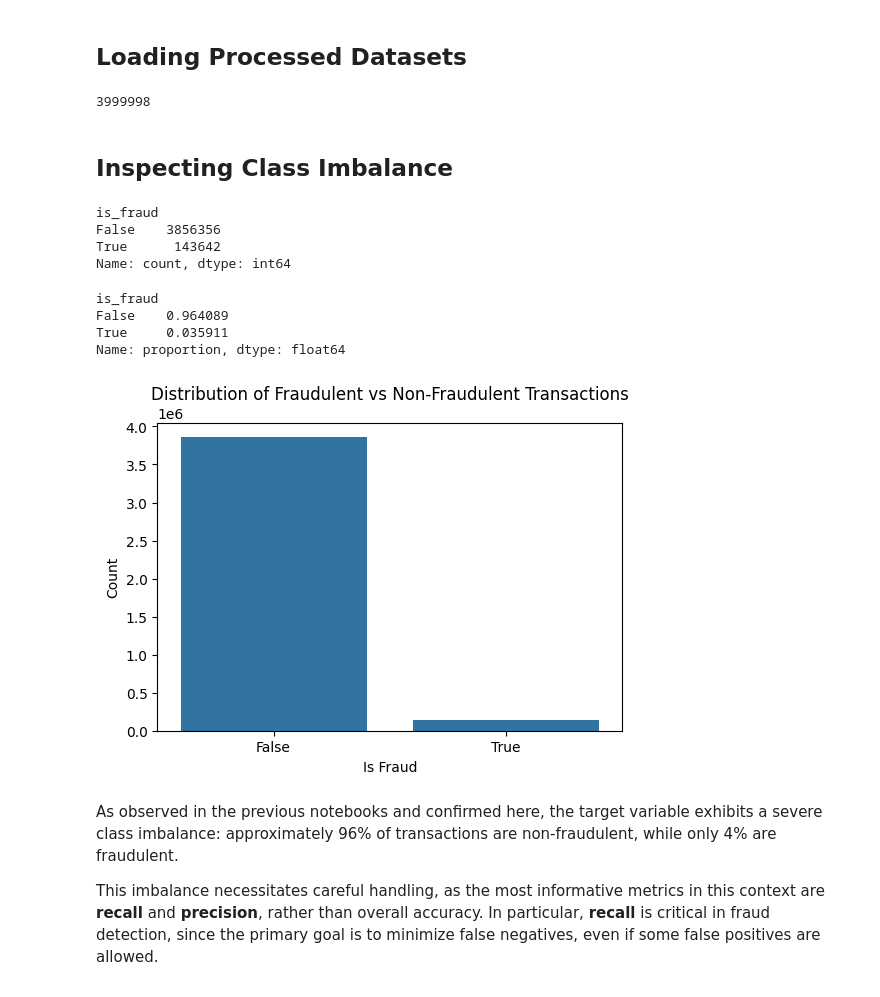
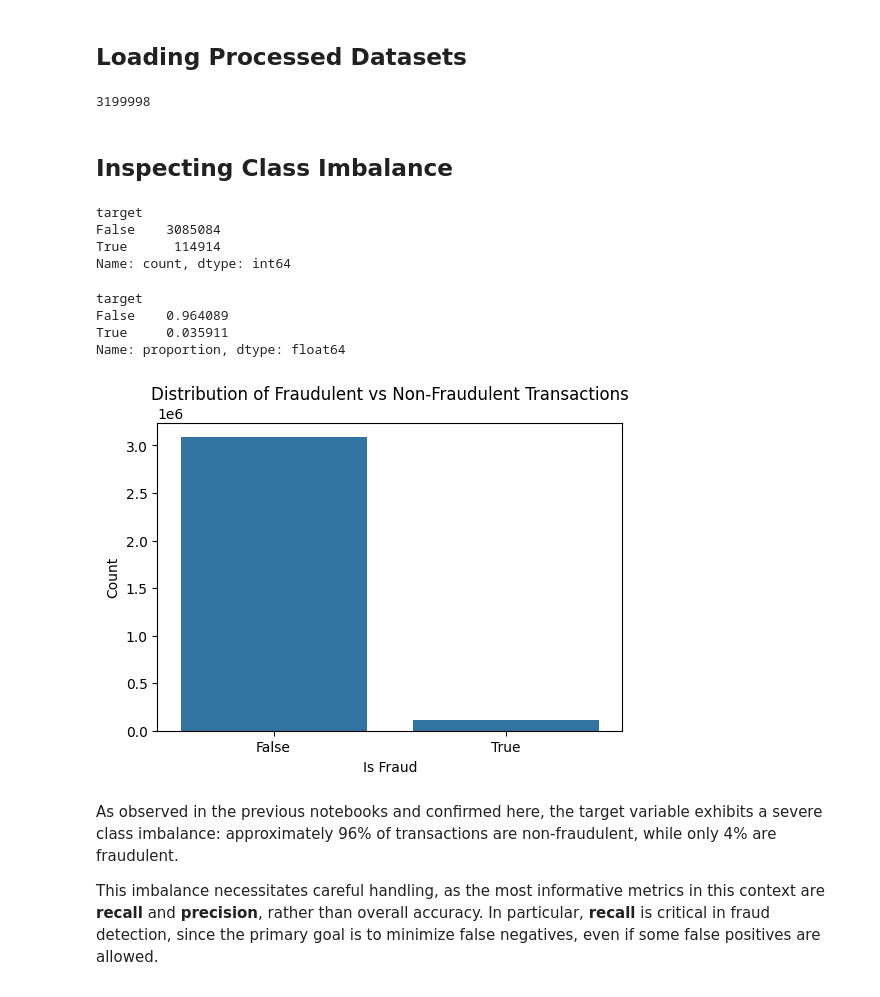
Before and after one commit to TobiSchl2010/financial-transaction-fraud-detection, a Jupyter notebook: notebooks/03_modeling.ipynb, the cells around one changed output. Cells and saved outputs as stored; diff of their text form; code cells hidden in the pictures.

```diff
--- a/notebooks/03_modeling.ipynb
+++ b/notebooks/03_modeling.ipynb
@@ -35,35 +37,39 @@ X_train = pd.read_parquet('../data/processed/X_train_processed.parquet', engine=
 y_train = pd.read_parquet('../data/processed/y_train.parquet', engine='fastparquet').squeeze()
 X_test = pd.read_parquet('../data/processed/X_test_processed.parquet', engine='fastparquet')
 y_test = pd.read_parquet('../data/processed/y_test.parquet', engine='fastparquet').squeeze()
+# %%
+# 2. Train/Validation Split (on the training set!)
+# we want to keep the test set completely separate until the very end, so we only split the training set into a smaller training set and a validation set
+X_train, X_val, y_train, y_val = train_test_split(X_train, y_train, test_size=0.2, stratify=y_train, random_state=42)
 # %%
 len(X_train)
 # %% [output]
-3999998
+3199998
 # %% [markdown]
 ## Inspecting Class Imbalance
 # %%
 y_train.value_counts()
 # %% [output]
-is_fraud
-False    3856356
-True      143642
+target
+False    3085084
+True      114914
 Name: count, dtype: int64
 # %%
 y_train.value_counts(normalize=True)
 # %% [output]
-is_fraud
+target
 False    0.964089
 True     0.035911
 Name: proportion, dtype: float64
 # %%
 plt.figure(figsize=(6,4))
-sns.countplot(x='is_fraud', data= y_train.reset_index())
+sns.countplot(x=y_train, data= y_train.reset_index())
 plt.title('Distribution of Fraudulent vs Non-Fraudulent Transactions')
 plt.xlabel('Is Fraud')
 plt.ylabel('Count')
 plt.show()
 # %% [output]
-[figure, old version]
+[figure, new version]
 # %% [markdown]
 As observed in the previous notebooks and confirmed here, the target variable exhibits a severe class imbalance: approximately 96% of transactions are non-fraudulent, while only 4% are fraudulent.
 
```
Also changed, not shown: parts of 94 cells of this notebook, 1 other file.
